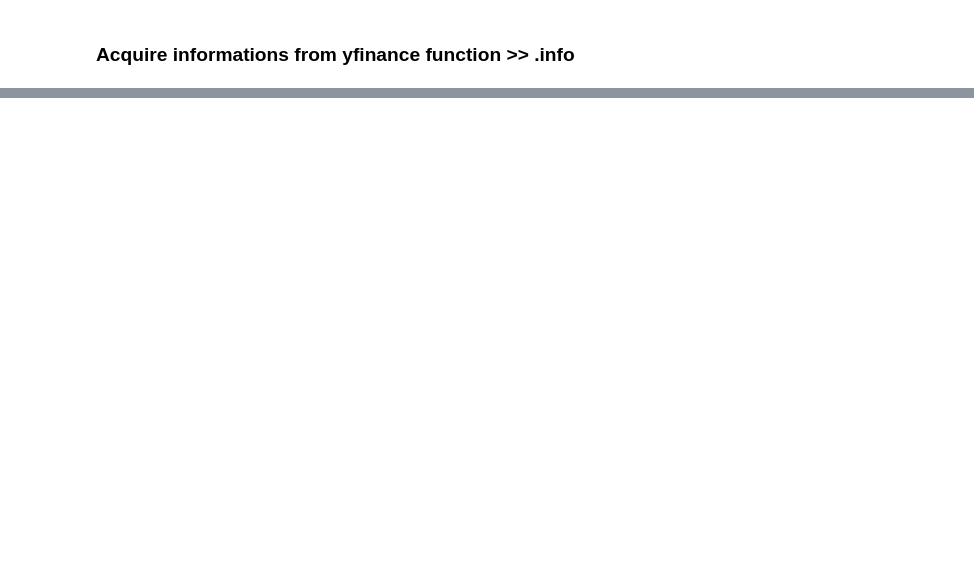
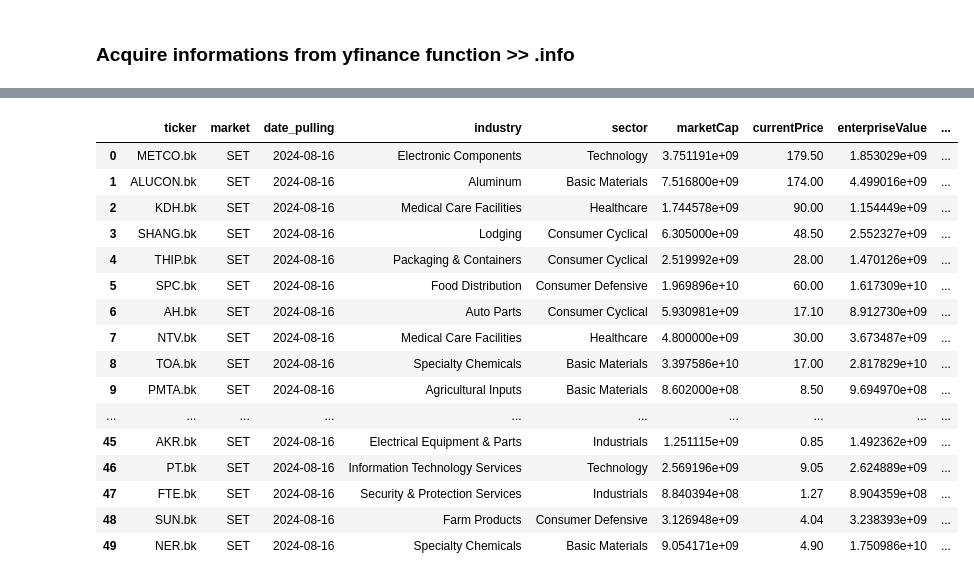
Before and after one commit to NarasetS/StockTH_MagicFormula, a Jupyter notebook: magicformulaonthstock.ipynb, the cells around one changed output, grey strips where cells are left out. Saved outputs shown, nothing was run; the diff lists cells and outputs as text; code cells hidden in the pictures; blank space fills up the shorter version.

```diff
--- a/magicformulaonthstock.ipynb
+++ b/magicformulaonthstock.ipynb
@@ -234,0 +236,23 @@ df_sorted[:50]
+# %%
+df_sorted_2 = df_sorted[:numstocks].copy()
+df_sorted_2 = df_sorted_2.sort_values(by=['totalCashPerShare'],ascending=False)
+df_sorted_2 = df_sorted_2.reset_index(drop=True)
+df_sorted_2
+# %% [output]
+|  | ticker | market | date_pulling | industry | sector | marketCap | currentPrice | enterpriseValue | ... |
+| 0 | METCO.bk | SET | 2024-08-16 | Electronic Components | Technology | 3.751191e+09 | 179.50 | 1.853029e+09 | ... |
+| 1 | ALUCON.bk | SET | 2024-08-16 | Aluminum | Basic Materials | 7.516800e+09 | 174.00 | 4.499016e+09 | ... |
+| 2 | KDH.bk | SET | 2024-08-16 | Medical Care Facilities | Healthcare | 1.744578e+09 | 90.00 | 1.154449e+09 | ... |
+| 3 | SHANG.bk | SET | 2024-08-16 | Lodging | Consumer Cyclical | 6.305000e+09 | 48.50 | 2.552327e+09 | ... |
+| 4 | THIP.bk | SET | 2024-08-16 | Packaging & Containers | Consumer Cyclical | 2.519992e+09 | 28.00 | 1.470126e+09 | ... |
+| 5 | SPC.bk | SET | 2024-08-16 | Food Distribution | Consumer Defensive | 1.969896e+10 | 60.00 | 1.617309e+10 | ... |
+| 6 | AH.bk | SET | 2024-08-16 | Auto Parts | Consumer Cyclical | 5.930981e+09 | 17.10 | 8.912730e+09 | ... |
+| 7 | NTV.bk | SET | 2024-08-16 | Medical Care Facilities | Healthcare | 4.800000e+09 | 30.00 | 3.673487e+09 | ... |
+| 8 | TOA.bk | SET | 2024-08-16 | Specialty Chemicals | Basic Materials | 3.397586e+10 | 17.00 | 2.817829e+10 | ... |
+| 9 | PMTA.bk | SET | 2024-08-16 | Agricultural Inputs | Basic Materials | 8.602000e+08 | 8.50 | 9.694970e+08 | ... |
+| ... | ... | ... | ... | ... | ... | ... | ... | ... | ... |
+| 45 | AKR.bk | SET | 2024-08-16 | Electrical Equipment & Parts | Industrials | 1.251115e+09 | 0.85 | 1.492362e+09 | ... |
+| 46 | PT.bk | SET | 2024-08-16 | Information Technology Services | Technology | 2.569196e+09 | 9.05 | 2.624889e+09 | ... |
+| 47 | FTE.bk | SET | 2024-08-16 | Security & Protection Services | Industrials | 8.840394e+08 | 1.27 | 8.904359e+08 | ... |
+| 48 | SUN.bk | SET | 2024-08-16 | Farm Products | Consumer Defensive | 3.126948e+09 | 4.04 | 3.238393e+09 | ... |
+| 49 | NER.bk | SET | 2024-08-16 | Specialty Chemicals | Basic Materials | 9.054171e+09 | 4.90 | 1.750986e+10 | ... |
```
Also changed, not shown: parts of 11 cells of this notebook, 6 other files.
